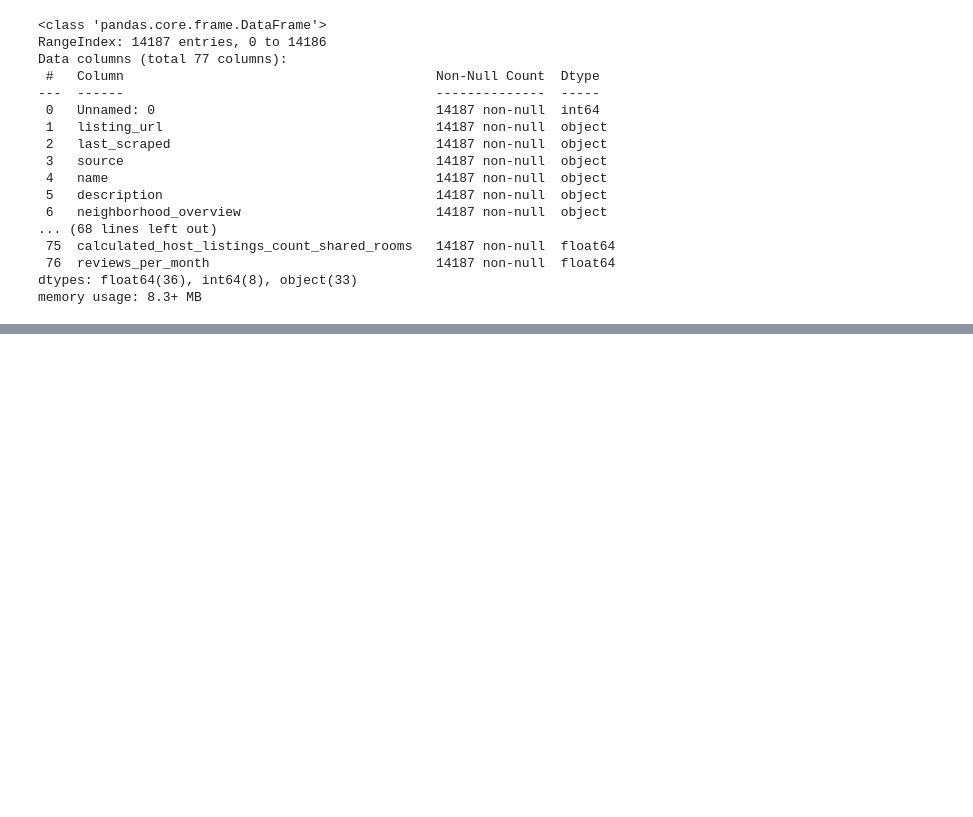
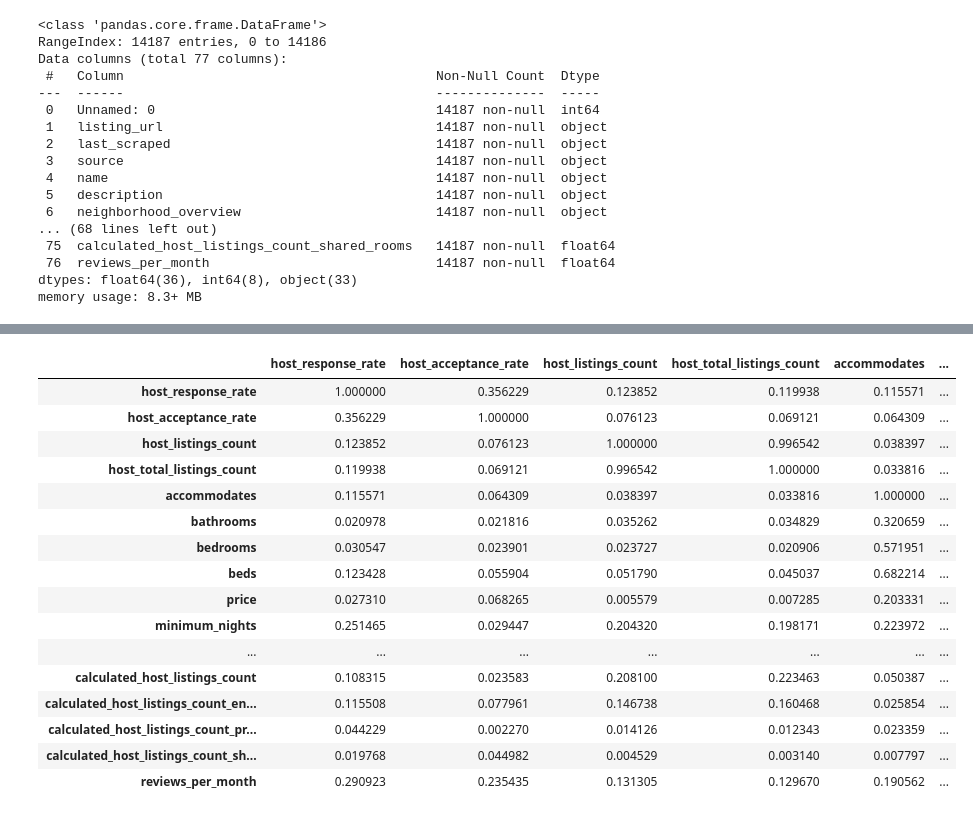
Before and after one commit to Raydays55/Actividad-1-Regresion-Lineal, a Jupyter notebook: Act1.ipynb, the cells around one changed output, grey strips where cells are left out. Saved outputs shown, nothing was run; the diff lists cells and outputs as text; code cells hidden in the pictures; blank space fills up the shorter version.

```diff
--- a/Act1.ipynb
+++ b/Act1.ipynb
@@ -34,6 +36,11 @@ memory usage: 8.3+ MB
 #Eliminar Unnamed: 0
 Berlin = DF_inicial.drop(['Unnamed: 0'],axis= 1)
 Berlin
+# %%
+#Formato de host_id, latitude y longitude
+Berlin['host_id'] = Berlin['host_id'].astype(str)
+Berlin['latitude'] = Berlin['latitude'].astype(str)
+Berlin['longitude'] = Berlin['longitude'].astype(str)
 # %%
 # Tipos de habitación
 print(Berlin['room_type'].value_counts())
@@ -65,0 +92,26 @@ Berlin_Cuant = Berlin.select_dtypes(['int64','float64'])
+# %%
+#Correlación Private_room
+Corr_Private_room = Private_room_cuant.corr()
+Corr_Private_room
+
+#Absoluto
+Corr_Private_room1 = abs(Corr_Entire_home)
+Corr_Private_room1
+# %% [output]
+|  | host_response_rate | host_acceptance_rate | host_listings_count | host_total_listings_count | accommodates | ... |
+| host_response_rate | 1.000000 | 0.356229 | 0.123852 | 0.119938 | 0.115571 | ... |
+| host_acceptance_rate | 0.356229 | 1.000000 | 0.076123 | 0.069121 | 0.064309 | ... |
+| host_listings_count | 0.123852 | 0.076123 | 1.000000 | 0.996542 | 0.038397 | ... |
+| host_total_listings_count | 0.119938 | 0.069121 | 0.996542 | 1.000000 | 0.033816 | ... |
+| accommodates | 0.115571 | 0.064309 | 0.038397 | 0.033816 | 1.000000 | ... |
+| bathrooms | 0.020978 | 0.021816 | 0.035262 | 0.034829 | 0.320659 | ... |
+| bedrooms | 0.030547 | 0.023901 | 0.023727 | 0.020906 | 0.571951 | ... |
+| beds | 0.123428 | 0.055904 | 0.051790 | 0.045037 | 0.682214 | ... |
+| price | 0.027310 | 0.068265 | 0.005579 | 0.007285 | 0.203331 | ... |
+| minimum_nights | 0.251465 | 0.029447 | 0.204320 | 0.198171 | 0.223972 | ... |
+| ... | ... | ... | ... | ... | ... | ... |
+| calculated_host_listings_count | 0.108315 | 0.023583 | 0.208100 | 0.223463 | 0.050387 | ... |
+| calculated_host_listings_count_en... | 0.115508 | 0.077961 | 0.146738 | 0.160468 | 0.025854 | ... |
+| calculated_host_listings_count_pr... | 0.044229 | 0.002270 | 0.014126 | 0.012343 | 0.023359 | ... |
+| calculated_host_listings_count_sh... | 0.019768 | 0.044982 | 0.004529 | 0.003140 | 0.007797 | ... |
+| reviews_per_month | 0.290923 | 0.235435 | 0.131305 | 0.129670 | 0.190562 | ... |
```
Also changed, not shown: parts of 7 cells of this notebook.
